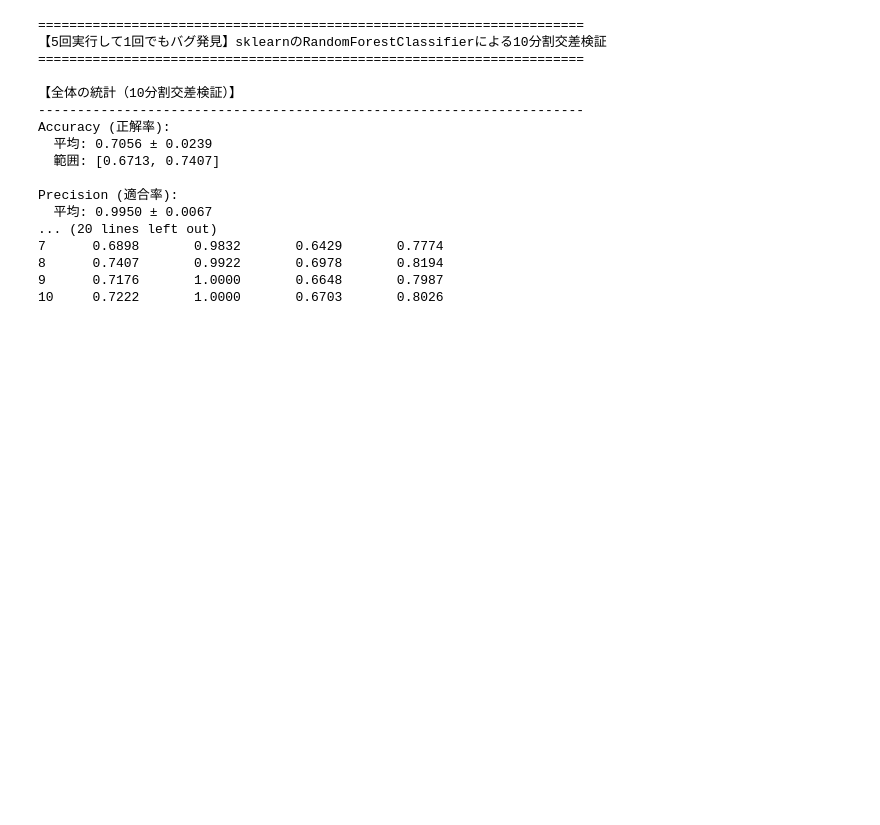
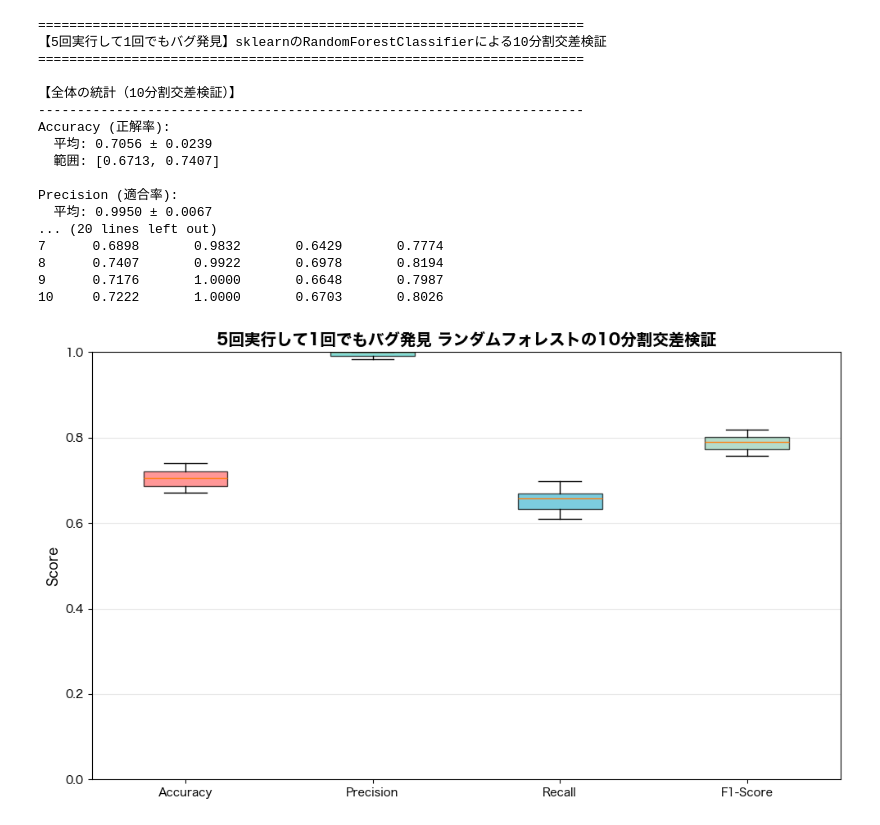
Before and after one commit to umiyuri777/localfuzz_analysis, a Jupyter notebook: tree-different/task1/random_forest.ipynb, the cells around one changed output. Drawn from its saved outputs; the diff is of its cells as text; code cells hidden in the pictures; blank space fills up the shorter version.

```diff
--- a/tree-different/task1/random_forest.ipynb
+++ b/tree-different/task1/random_forest.ipynb
@@ -331,9 +331,24 @@ F1-Score:  0.9159
 # %% [markdown]
 ## 十分割交差検証
 # %%
+
 # 交差検証やっていく
 # 10分割交差検証の設定（層化サンプリング）
 cv = StratifiedKFold(n_splits=10, shuffle=True, random_state=42)
+
+# 標準化を含むPipelineを作成（交差検証で各foldで標準化を適用）
+from sklearn.pipeline import Pipeline
+pipeline = Pipeline([
+    ('scaler', StandardScaler()),
+    ('lr', RandomForestClassifier(
+    n_estimators=100,
+    max_depth=None,
+    random_state=42,
+    min_samples_leaf=0.05,
+    n_jobs=-1,
+    class_weight='balanced'
+))
+])
 
 # 評価指標を定義
 scoring = {
@@ -344,7 +359,7 @@ scoring = {
 }
 
 cv_results = cross_validate(
-    rf_model, X, y,
+    pipeline, X, y,
     cv=cv,
     scoring=scoring,
     return_train_score=False,
@@ -411,3 +426,37 @@ Precision (適合率):
 8      0.7407       0.9922       0.6978       0.8194
 9      0.7176       1.0000       0.6648       0.7987
 10     0.7222       1.0000       0.6703       0.8026
+# %%
+# 交差検証の結果をグラフで表示
+# 評価指標のリスト
+metrics = ['accuracy', 'precision', 'recall', 'f1']
+metric_labels = ['Accuracy', 'Precision', 'Recall', 'F1-Score']
+
+# 各評価指標のスコアを取得
+test_scores = {
+    'accuracy': cv_results['test_accuracy'],
+    'precision': cv_results['test_precision'],
+    'recall': cv_results['test_recall'],
+    'f1': cv_results['test_f1']
+}
+
+# 可視化: 箱ひげ図
+_, ax = plt.subplots(figsize=(10, 6))
+
+# テストスコアの箱ひげ図
+test_data = [test_scores[m] for m in metrics]
+bp = ax.boxplot(test_data, tick_labels=metric_labels, patch_artist=True)
+# 箱の色を設定
+colors = ['#FF6B6B', '#4ECDC4', '#45B7D1', '#96CEB4']
+for patch, color in zip(bp['boxes'], colors):
+    patch.set_facecolor(color)
+    patch.set_alpha(0.7)
+ax.set_title('5回実行して1回でもバグ発見 ランダムフォレストの10分割交差検証', fontsize=14, fontweight='bold')
+ax.set_ylabel('Score', fontsize=12)
+ax.grid(True, alpha=0.3, axis='y')
+ax.set_ylim([0, 1])
+
+plt.tight_layout()
+plt.show()
+# %% [output]
+[figure, added]
```
Also changed, not shown: 8 other files.
